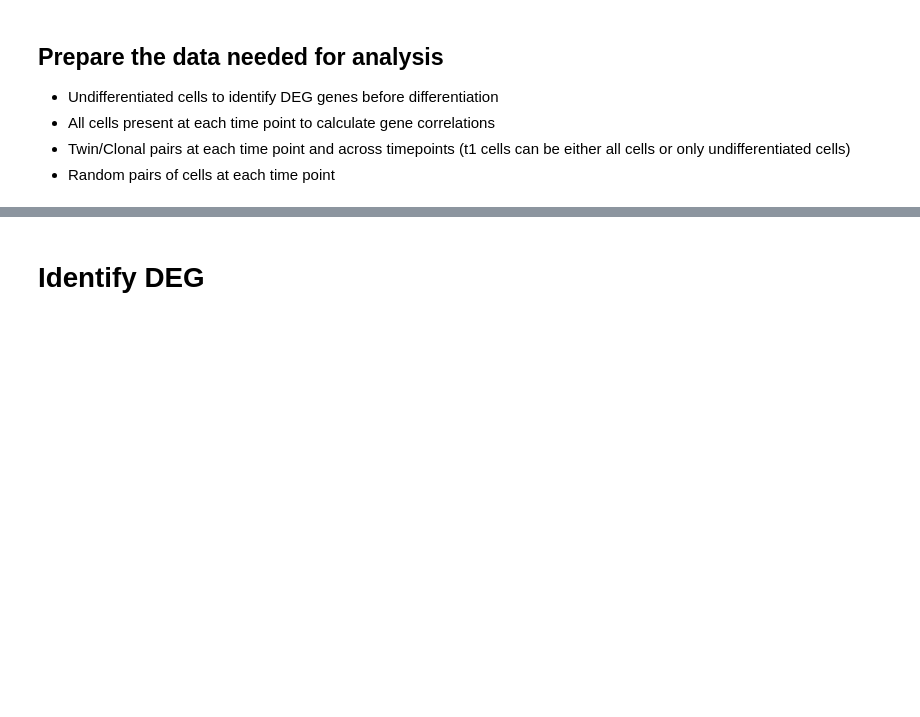
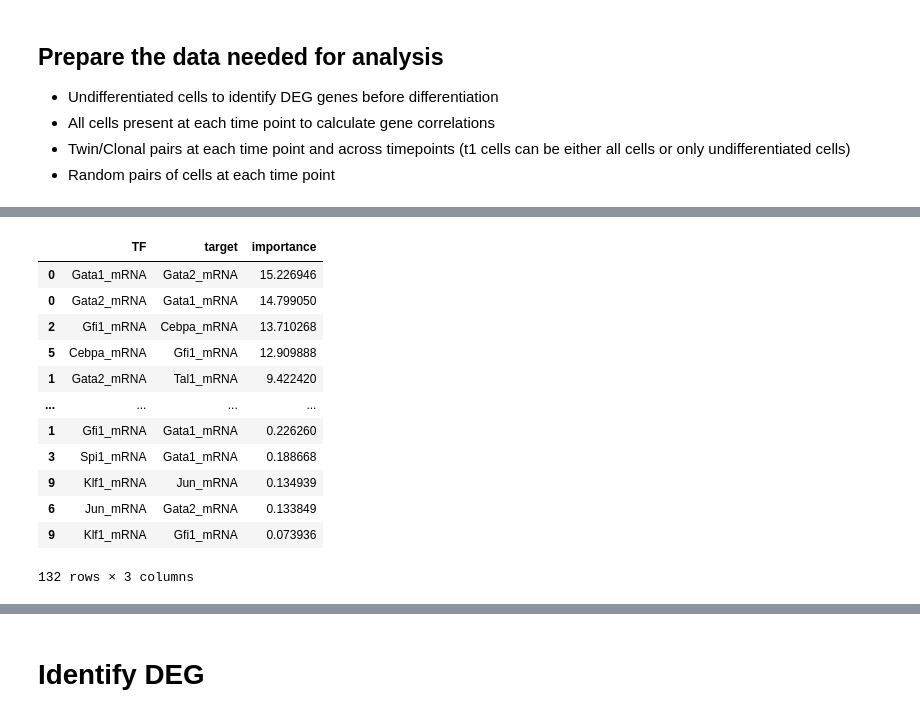
Before and after one commit to GoyalLab/TwINFER, a Jupyter notebook: LARRY_analysis.ipynb, the cells around one changed output, grey strips where cells are left out. Drawn from its saved outputs; the diff is of its cells as text; code cells hidden in the pictures; blank space fills up the shorter version.

```diff
--- a/LARRY_analysis.ipynb
+++ b/LARRY_analysis.ipynb
@@ -211,0 +222,13 @@ t3_data_all_cells = make_all_cells_table(
+# %%
+grn_boost_day_2 = t1_data_all_cells[gene_subset].copy()
+X = grn_boost_day_2.to_numpy(dtype=np.float64)
+
+tf_names = list(gene_subset)
+
+network = grnboost2(
+        expression_data=X,
+        gene_names=tf_names,
+        tf_names=tf_names,
+        verbose=True,
+        seed = 101010
+    )
@@ -211,0 +507,16 @@ t3_data_all_cells = make_all_cells_table(
+# %%
+network
+# %% [output]
+|  | TF | target | importance |
+| 0 | Gata1_mRNA | Gata2_mRNA | 15.226946 |
+| 0 | Gata2_mRNA | Gata1_mRNA | 14.799050 |
+| 2 | Gfi1_mRNA | Cebpa_mRNA | 13.710268 |
+| 5 | Cebpa_mRNA | Gfi1_mRNA | 12.909888 |
+| 1 | Gata2_mRNA | Tal1_mRNA | 9.422420 |
+| ... | ... | ... | ... |
+| 1 | Gfi1_mRNA | Gata1_mRNA | 0.226260 |
+| 3 | Spi1_mRNA | Gata1_mRNA | 0.188668 |
+| 9 | Klf1_mRNA | Jun_mRNA | 0.134939 |
+| 6 | Jun_mRNA | Gata2_mRNA | 0.133849 |
+| 9 | Klf1_mRNA | Gfi1_mRNA | 0.073936 |
+132 rows × 3 columns
```
Also changed, not shown: parts of 11 cells of this notebook, 12 other files.
